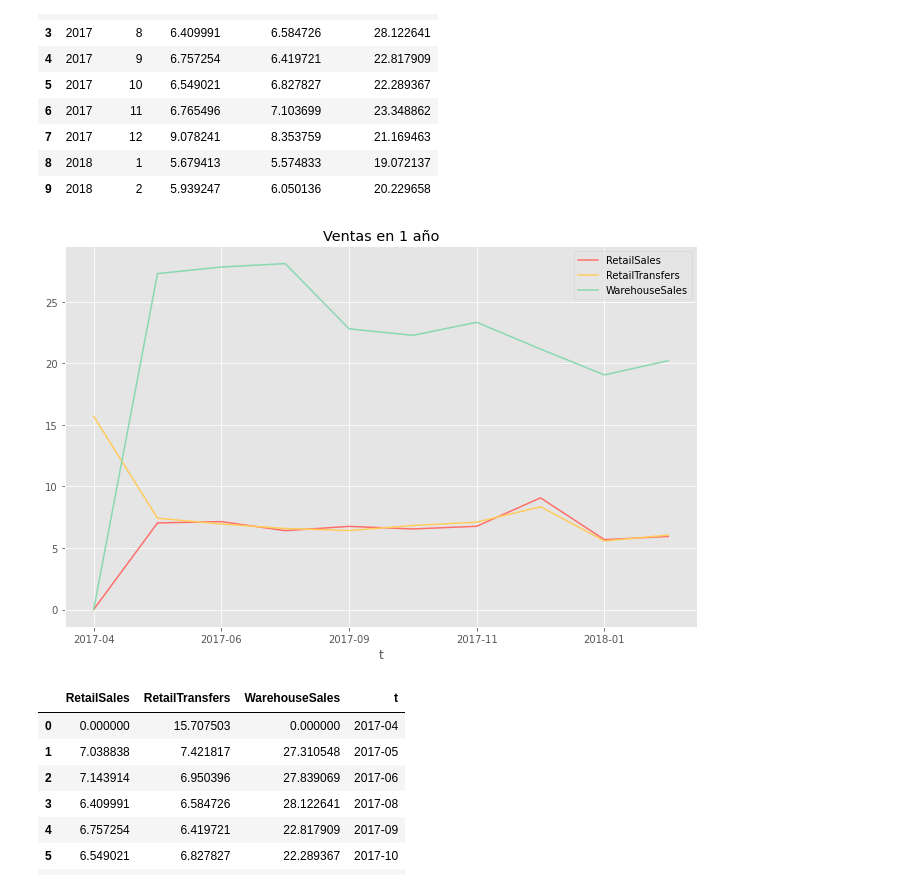
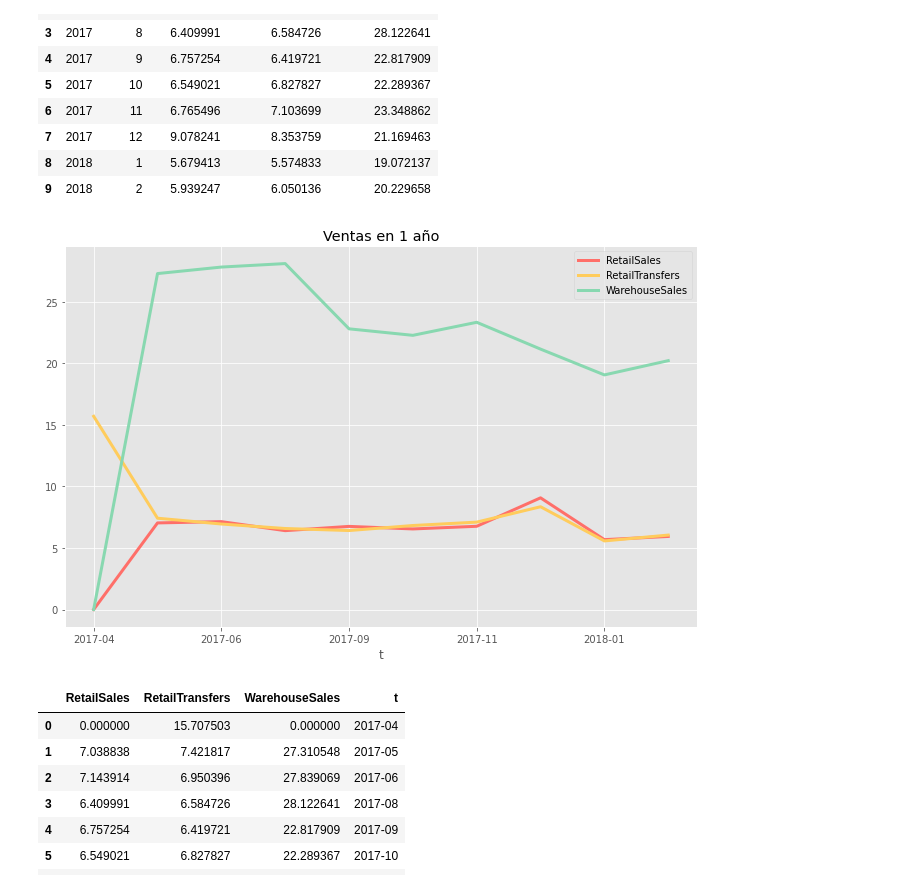
Before and after one commit to ta-data-mexpt/lab-plotting-multiple-data-series, a Jupyter notebook: your-code/main.ipynb, the cells around one changed output. Cells and saved outputs as stored; diff of their text form; code cells hidden in the pictures.

```diff
--- a/your-code/main.ipynb
+++ b/your-code/main.ipynb
@@ -78,10 +79,10 @@ def crea_t(dataframe):
   return dataframe
 # %%
 crea_t(filtered)
-filtered.plot(x="t",y=["RetailSales","RetailTransfers","WarehouseSales"],color=["#ff6f69","#ffcc5c","#88d8b0"],figsize=(7*phi,7))
+filtered.plot(x="t",y=["RetailSales","RetailTransfers","WarehouseSales"],color=["#ff6f69","#ffcc5c","#88d8b0"],figsize=(7*phi,7),lw=3)
 plt.title("Ventas en 1 año");
 # %% [output]
-[figure, old version]
+[figure, new version]
 # %%
 filtered
 # %% [output]
```
Also changed, not shown: parts of 5 cells of this notebook.
